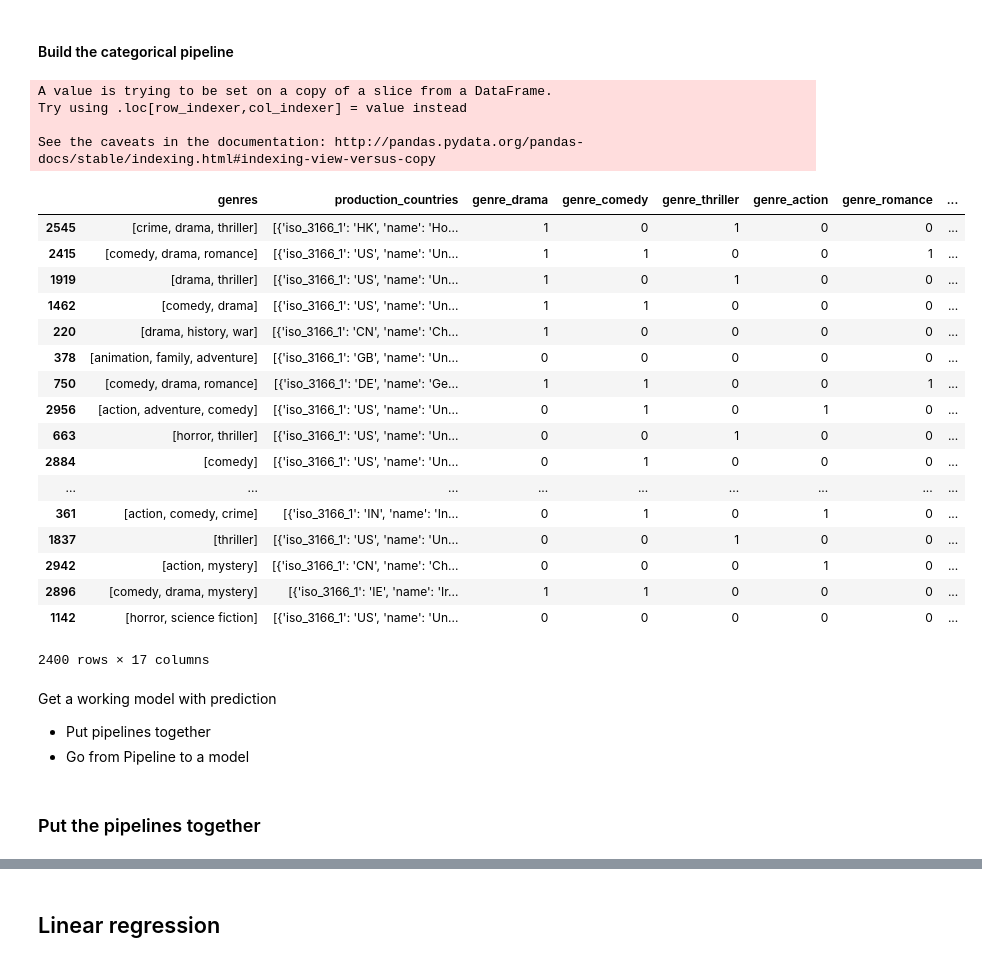
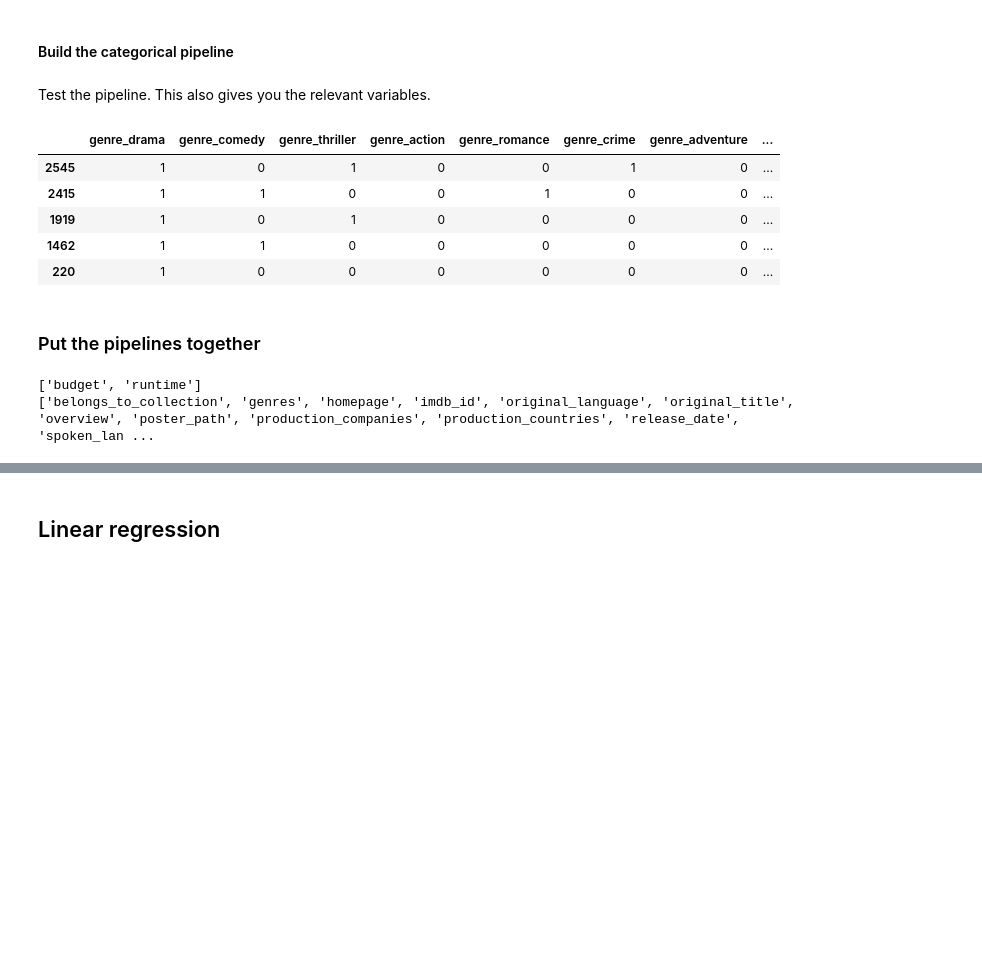
Before and after one commit to collindching/Learning-Exercises, a Jupyter notebook: Box Office Revenue Prediction/Regression Model.ipynb, the cells around one changed output, grey strips where cells are left out. Cells and saved outputs as stored; diff of their text form; code cells hidden in the pictures; blank space fills up the shorter version.

```diff
--- a/Box Office Revenue Prediction/Regression Model.ipynb
+++ b/Box Office Revenue Prediction/Regression Model.ipynb
@@ -341,6 +352,8 @@ The ones wrapped in dictionaries are `belongs_to_collection`, `genres`, `product
 The `genres` field consists of a list of dictionaries, where each dictionary represents a single genre. This list is represented as a string. In order to extract the appropriate information, I'll have to convert the string to a list, then extract the genre from each element. I'll define a helper function, `get_vals()` to extract the genre from each dictionary.
 # %%
 from collections import Counter, OrderedDict
+from ast import literal_eval
+from itertools import chain
 
 ## takes a list of dictionaries and extracts names using the 'name' key
 def get_vals(dict_list):
@@ -356,10 +369,10 @@ genres = genres.fillna("[{'name':'Unknown'}]")
 
 ## extract genre names
 genres = genres.apply(literal_eval).apply(get_vals)
-genres = list(chain(*genres))
+genres_flat = list(chain(*genres))
 
 ## check how much of each value
-genres_count = Counter(genres)
+genres_count = Counter(genres_flat)
 sorted(genres_count.items(),key=lambda item:(-item[1]))
 # %% [output]
 [('drama', 1212),
@@ -387,8 +449,6 @@ About half of the 2400 movies in the training set are drama. The 12th biggest ge
 ## TransformerMixin gives fit_transform()
 ## BaseEstimator gives get_params() and set_params(), useful for hyperparameter tuning
 from sklearn.base import BaseEstimator, TransformerMixin
-from ast import literal_eval
-from itertools import chain
 
 class FeatureSelector(BaseEstimator, TransformerMixin):
     def __init__(self, key):
@@ -398,16 +458,7 @@ class FeatureSelector(BaseEstimator, TransformerMixin):
         return self
 
     def transform(self, X,y=None):
-        return X[self.key]
-
-## takes a list of dictionaries and extracts names using the 'name' key
-def get_vals(dict_list):
-        vals = []
-
-        for d in dict_list:
-            vals.append(d['name'].lower())
-
-        return vals
+        return X.loc[:,self.key]
 
 class CatTransformer(BaseEstimator, TransformerMixin):
     def __init__(self):
@@ -416,21 +467,15 @@ class CatTransformer(BaseEstimator, TransformerMixin):
 
     ## extracts genre names from a list of genre dictionary objects
     def _get_genres(self,genres_column):
-        ## fill missing values in genre column
-        genres_column = genres_column.fillna("[{'name':'Unknown'}]")
-        ## extract genre names
-        genres_column = genres_column.apply(literal_eval).apply(get_vals)
+        genres_column = genres_column.fillna("[{'name':'Unknown'}]")    ## fill missing values
+        genres_column = genres_column.apply(literal_eval).apply(get_vals) ## extract genre names
 
         return genres_column
 
     ## extract top movie genres from series of genre lists
     def _get_top_genres(self,genres_column,top_n=10):
-        ## unpacks a list of lists; * operator unpacks every element in genres_column
-        genres = list(chain(*genres_column))
-        ## Counter returns a list of tuples in form ([name],[frequency])
-        ## extracts top genre names
-        top_genres = [t[0] for t in Counter(genres).most_common(top_n)]
-
+        genres = list(chain(*genres_column))                            ## unpack a list of lists
+        top_genres = [t[0] for t in Counter(genres).most_common(top_n)] ## extract top genres from Collections obj
         return top_genres
 
     def fit(self,X,y=None):
@@ -454,38 +499,20 @@ class CatTransformer(BaseEstimator, TransformerMixin):
 from sklearn.pipeline import Pipeline
 
 cat_pipeline = Pipeline([
-    ('cat_selector',FeatureSelector(['genres','production_countries'])),
+    ('cat_selector',FeatureSelector(['genres'])),
     ('cat_transformer',CatTransformer())
 ])
+# %% [markdown]
+Test the pipeline. This also gives you the relevant variables.
 # %%
-cat_pipeline.fit_transform(movies)
+cat_pipeline.fit_transform(movies).head()
 # %% [output]
-A value is trying to be set on a copy of a slice from a DataFrame.
-Try using .loc[row_indexer,col_indexer] = value instead
-
-See the caveats in the documentation: http://pandas.pydata.org/pandas-docs/stable/indexing.html#indexing-view-versus-copy
-|  | genres | production_countries | genre_drama | genre_comedy | genre_thriller | genre_action | genre_romance | ... |
-| 2545 | [crime, drama, thriller] | [{'iso_3166_1': 'HK', 'name': 'Ho... | 1 | 0 | 1 | 0 | 0 | ... |
-| 2415 | [comedy, drama, romance] | [{'iso_3166_1': 'US', 'name': 'Un... | 1 | 1 | 0 | 0 | 1 | ... |
-| 1919 | [drama, thriller] | [{'iso_3166_1': 'US', 'name': 'Un... | 1 | 0 | 1 | 0 | 0 | ... |
-| 1462 | [comedy, drama] | [{'iso_3166_1': 'US', 'name': 'Un... | 1 | 1 | 0 | 0 | 0 | ... |
-| 220 | [drama, history, war] | [{'iso_3166_1': 'CN', 'name': 'Ch... | 1 | 0 | 0 | 0 | 0 | ... |
-| 378 | [animation, family, adventure] | [{'iso_3166_1': 'GB', 'name': 'Un... | 0 | 0 | 0 | 0 | 0 | ... |
-| 750 | [comedy, drama, romance] | [{'iso_3166_1': 'DE', 'name': 'Ge... | 1 | 1 | 0 | 0 | 1 | ... |
-| 2956 | [action, adventure, comedy] | [{'iso_3166_1': 'US', 'name': 'Un... | 0 | 1 | 0 | 1 | 0 | ... |
-| 663 | [horror, thriller] | [{'iso_3166_1': 'US', 'name': 'Un... | 0 | 0 | 1 | 0 | 0 | ... |
-| 2884 | [comedy] | [{'iso_3166_1': 'US', 'name': 'Un... | 0 | 1 | 0 | 0 | 0 | ... |
-| ... | ... | ... | ... | ... | ... | ... | ... | ... |
-| 361 | [action, comedy, crime] | [{'iso_3166_1': 'IN', 'name': 'In... | 0 | 1 | 0 | 1 | 0 | ... |
-| 1837 | [thriller] | [{'iso_3166_1': 'US', 'name': 'Un... | 0 | 0 | 1 | 0 | 0 | ... |
-| 2942 | [action, mystery] | [{'iso_3166_1': 'CN', 'name': 'Ch... | 0 | 0 | 0 | 1 | 0 | ... |
-| 2896 | [comedy, drama, mystery] | [{'iso_3166_1': 'IE', 'name': 'Ir... | 1 | 1 | 0 | 0 | 0 | ... |
-| 1142 | [horror, science fiction] | [{'iso_3166_1': 'US', 'name': 'Un... | 0 | 0 | 0 | 0 | 0 | ... |
+|  | genre_drama | genre_comedy | genre_thriller | genre_action | genre_romance | genre_crime | genre_adventure | ... |
+| 2545 | 1 | 0 | 1 | 0 | 0 | 1 | 0 | ... |
+| 2415 | 1 | 1 | 0 | 0 | 1 | 0 | 0 | ... |
+| 1919 | 1 | 0 | 1 | 0 | 0 | 0 | 0 | ... |
+| 1462 | 1 | 1 | 0 | 0 | 0 | 0 | 0 | ... |
+| 220 | 1 | 0 | 0 | 0 | 0 | 0 | 0 | ... |
-2400 rows × 17 columns
-# %% [markdown]
-Get a working model with prediction
-* Put pipelines together
-* Go from Pipeline to a model
 # %% [markdown]
 ### Put the pipelines together
 # %%
@@ -494,5 +522,11 @@ from sklearn.pipeline import FeatureUnion
 num_cols = list(movies.drop('id',axis=1).select_dtypes(include='number').columns)
 cat_cols = list(movies.select_dtypes('object').columns)
+# %%
+print(num_cols)
+print(cat_cols)
+# %% [output]
+['budget', 'runtime']
+['belongs_to_collection', 'genres', 'homepage', 'imdb_id', 'original_language', 'original_title', 'overview', 'poster_path', 'production_companies', 'production_countries', 'release_date', 'spoken_lan ...
 # %%
 num_pipeline = make_pipeline(
     FeatureSelector(num_cols),
```
Also changed, not shown: parts of 54 cells of this notebook, 1 other file.
